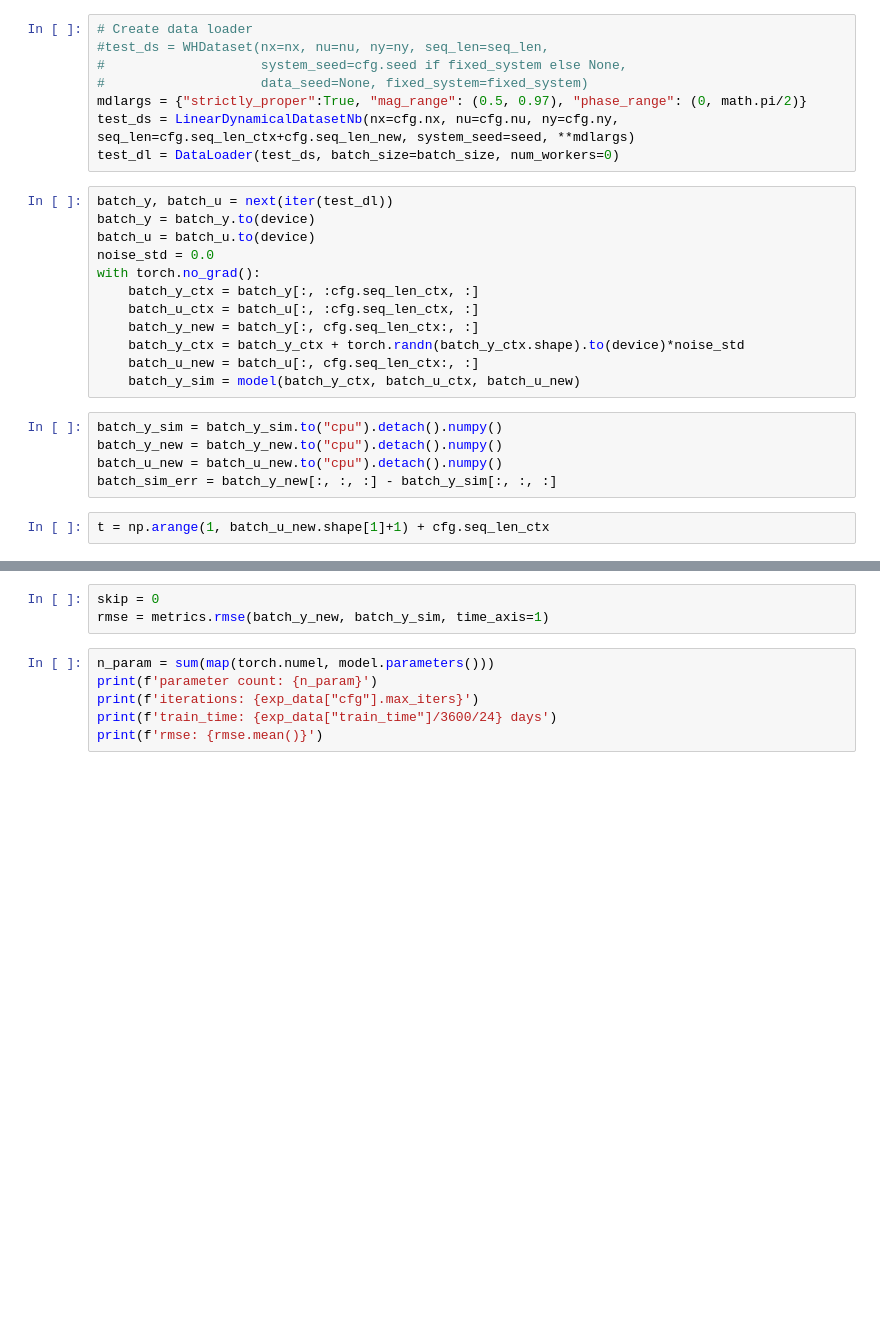
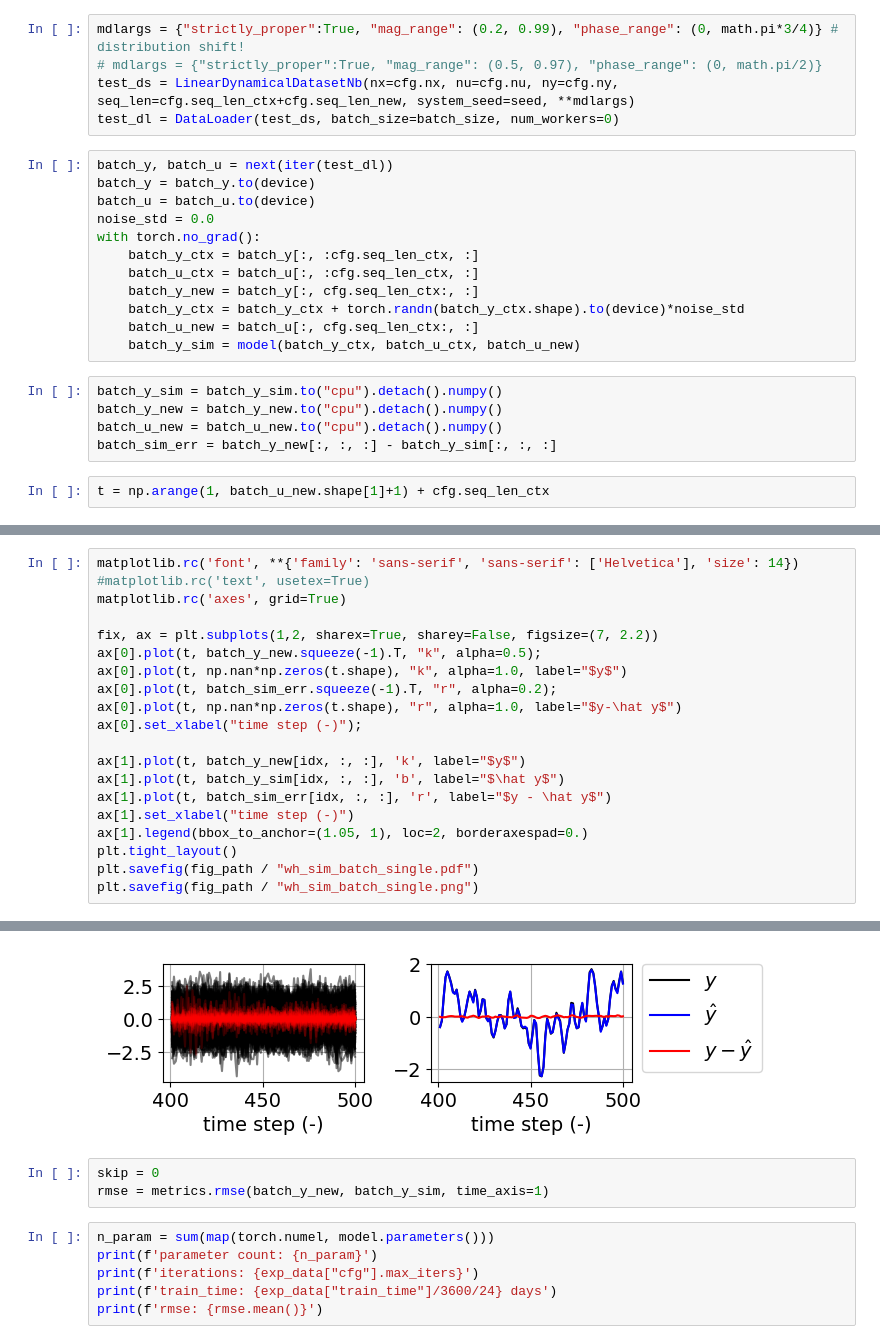
Before and after one commit to forgi86/sysid-transformers, a Jupyter notebook: test_sim_lin.ipynb, the cells around one changed output, grey strips where cells are left out. Saved outputs shown, nothing was run; the diff lists cells and outputs as text; blank space fills up the shorter version.

```diff
--- a/test_sim_lin.ipynb
+++ b/test_sim_lin.ipynb
@@ -57,11 +58,8 @@ conf = Config(**model_args)
 model = TSTransformer(conf).to(device)
 model.load_state_dict(exp_data["model"]);
 # %%
-# Create data loader
-#test_ds = WHDataset(nx=nx, nu=nu, ny=ny, seq_len=seq_len,
-#                    system_seed=cfg.seed if fixed_system else None,
-#                    data_seed=None, fixed_system=fixed_system)
-mdlargs = {"strictly_proper":True, "mag_range": (0.5, 0.97), "phase_range": (0, math.pi/2)}
+mdlargs = {"strictly_proper":True, "mag_range": (0.2, 0.99), "phase_range": (0, math.pi*3/4)} # distribution shift!
+# mdlargs = {"strictly_proper":True, "mag_range": (0.5, 0.97), "phase_range": (0, math.pi/2)}
 test_ds = LinearDynamicalDatasetNb(nx=cfg.nx, nu=cfg.nu, ny=cfg.ny, seq_len=cfg.seq_len_ctx+cfg.seq_len_new, system_seed=seed, **mdlargs)
 test_dl = DataLoader(test_ds, batch_size=batch_size, num_workers=0)
 # %%
@@ -109,0 +146,21 @@ plt.savefig(fig_path / "lin_sim_batch.pdf")
+# %%
+matplotlib.rc('font', **{'family': 'sans-serif', 'sans-serif': ['Helvetica'], 'size': 14})
+#matplotlib.rc('text', usetex=True)
+matplotlib.rc('axes', grid=True)
+
+fix, ax = plt.subplots(1,2, sharex=True, sharey=False, figsize=(7, 2.2))
+ax[0].plot(t, batch_y_new.squeeze(-1).T, "k", alpha=0.5);
+ax[0].plot(t, np.nan*np.zeros(t.shape), "k", alpha=1.0, label="$y$")
+ax[0].plot(t, batch_sim_err.squeeze(-1).T, "r", alpha=0.2);
+ax[0].plot(t, np.nan*np.zeros(t.shape), "r", alpha=1.0, label="$y-\hat y$")
+ax[0].set_xlabel("time step (-)");
+
+ax[1].plot(t, batch_y_new[idx, :, :], 'k', label="$y$")
+ax[1].plot(t, batch_y_sim[idx, :, :], 'b', label="$\hat y$")
+ax[1].plot(t, batch_sim_err[idx, :, :], 'r', label="$y - \hat y$")
+ax[1].set_xlabel("time step (-)")
+ax[1].legend(bbox_to_anchor=(1.05, 1), loc=2, borderaxespad=0.)
+plt.tight_layout()
+plt.savefig(fig_path / "wh_sim_batch_single.pdf")
+plt.savefig(fig_path / "wh_sim_batch_single.png")
+# %% [output]
@@ -110,3 +184,4 @@ plt.savefig(fig_path / "lin_sim_batch.pdf")
+[figure, added]
 # %%
 skip = 0
 rmse = metrics.rmse(batch_y_new, batch_y_sim, time_axis=1)
```
Also changed, not shown: parts of 6 cells of this notebook, 4 other files.
